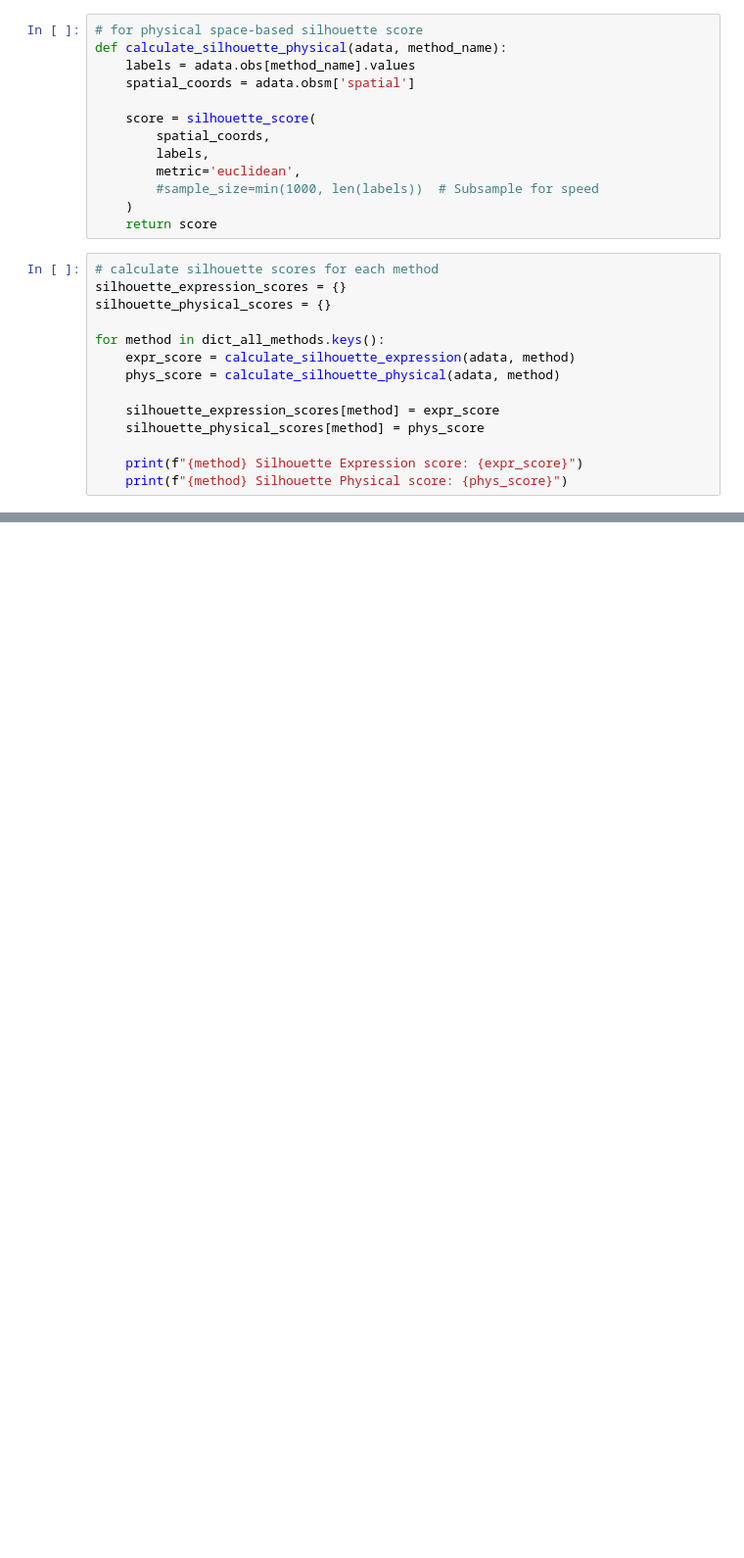
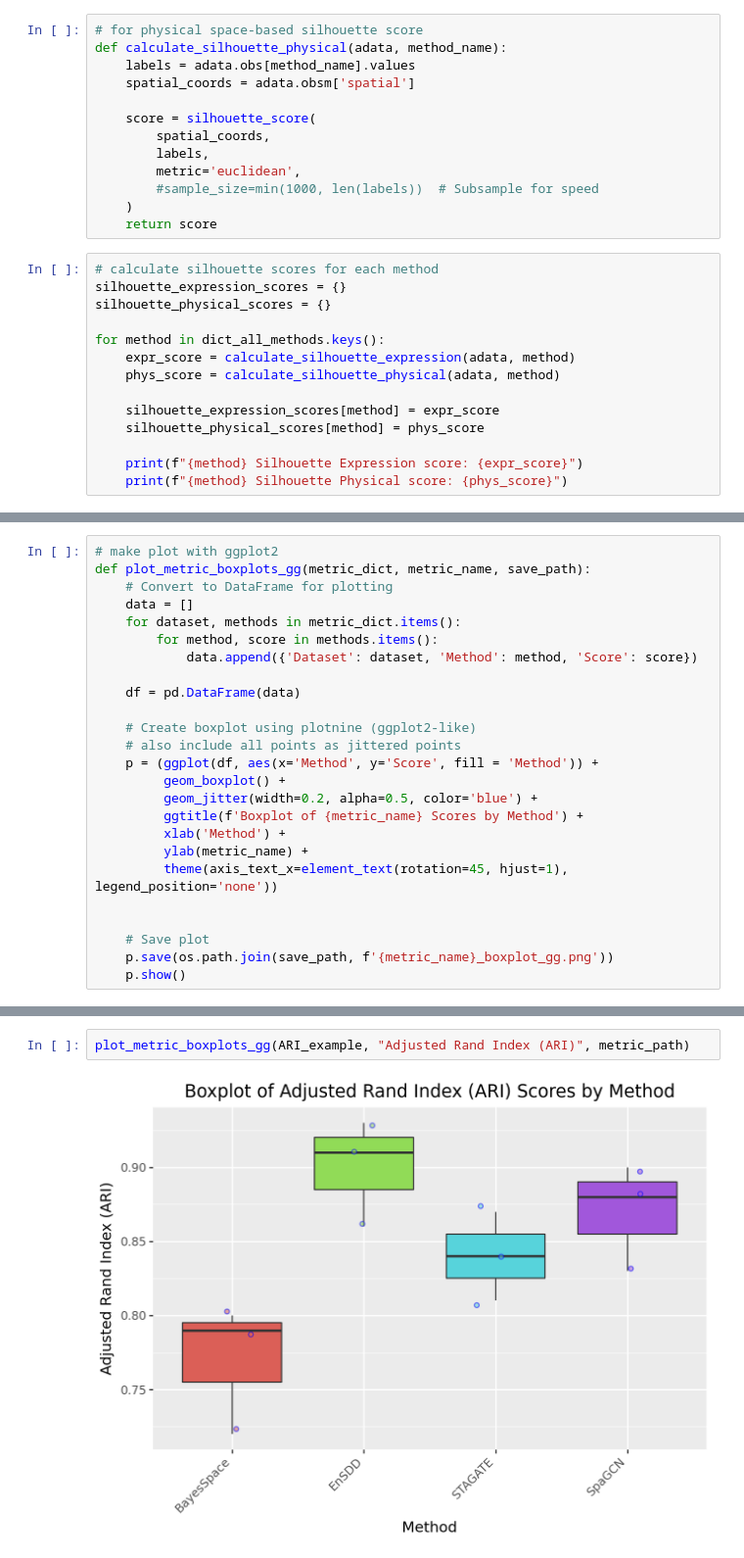
Before and after one commit to Elizabeth-Flx/sdd, a Jupyter notebook: evaluation_metrics/tryout_metrics.ipynb, the cells around one changed output, grey strips where cells are left out. Shown at 98% size. Drawn from its saved outputs; the diff is of its cells as text; blank space fills up the shorter version.

```diff
--- a/evaluation_metrics/tryout_metrics.ipynb
+++ b/evaluation_metrics/tryout_metrics.ipynb
@@ -452,0 +555,25 @@ for method in dict_all_methods.keys():
+# %%
+# make plot with ggplot2
+def plot_metric_boxplots_gg(metric_dict, metric_name, save_path):
+    # Convert to DataFrame for plotting
+    data = []
+    for dataset, methods in metric_dict.items():
+        for method, score in methods.items():
+            data.append({'Dataset': dataset, 'Method': method, 'Score': score})
+
+    df = pd.DataFrame(data)
+
+    # Create boxplot using plotnine (ggplot2-like)
+    # also include all points as jittered points
+    p = (ggplot(df, aes(x='Method', y='Score', fill = 'Method')) +
+         geom_boxplot() +
+         geom_jitter(width=0.2, alpha=0.5, color='blue') +
+         ggtitle(f'Boxplot of {metric_name} Scores by Method') +
+         xlab('Method') +
+         ylab(metric_name) +
+         theme(axis_text_x=element_text(rotation=45, hjust=1), legend_position='none'))
+
+
+    # Save plot
+    p.save(os.path.join(save_path, f'{metric_name}_boxplot_gg.png'))
+    p.show()
@@ -452,0 +585,4 @@ for method in dict_all_methods.keys():
+# %%
+plot_metric_boxplots_gg(ARI_example, "Adjusted Rand Index (ARI)", metric_path)
+# %% [output]
+[figure, added]
```
Also changed, not shown: parts of 21 cells of this notebook, 17 other files.
